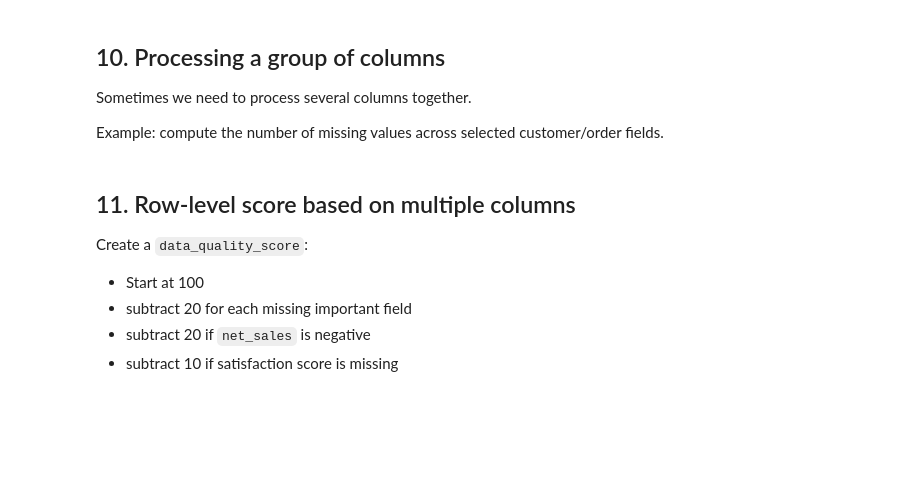
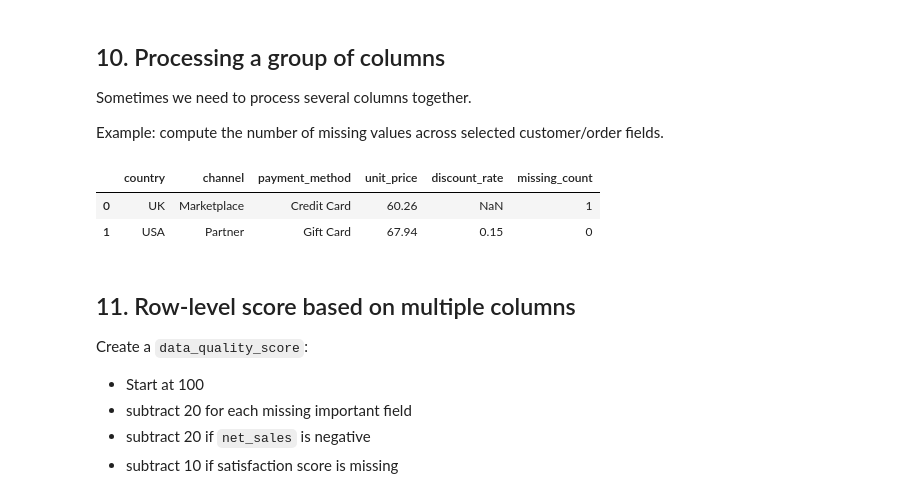
Before and after one commit to luhaibingster/data-science-python, a Jupyter notebook: week1/Pandas_part4.ipynb, the cells around one changed output. Cells and saved outputs as stored; diff of their text form; code cells hidden in the pictures; blank space fills up the shorter version.

```diff
--- a/week1/Pandas_part4.ipynb
+++ b/week1/Pandas_part4.ipynb
@@ -322,0 +447,7 @@ df[["country", "region"]].head(15)
+# %%
+# apply() with multiple columns
+def cal_total_price(row):
+    return row['quantity'] * row['unit_price']
+df['total_price'] = df.apply(cal_total_price, axis=1)
+
+print(df[['order_id', 'quantity', 'unit_price', 'total_price']].head())
@@ -322,0 +461,7 @@ df[["country", "region"]].head(15)
+# %%
+# One-liner using lambda
+df['total_price'] = df.apply(
+    lambda row: (row['quantity'] * row['unit_price']), axis=1
+)
+
+print(df[['order_id', 'quantity', 'unit_price', 'total_price']].head())
@@ -338,3 +490,16 @@ df["region_v2"] = np.where(
 )
 
 df[["country", "region", "region_v2"]].head(10)
+# %%
+# 1. Define the logic
+def get_region(country):
+    north_america = ["USA", "Canada"]
+    if country in north_america:
+        return "North America"
+    else:
+        return "International"
+
+# 2. Apply it to the 'country' column
+df['region_v2'] = df['country'].apply(get_region)
+
+print(df[['country', 'region_v2']].head(10))
@@ -340,0 +518,7 @@ df[["country", "region", "region_v2"]].head(10)
+# %%
+# The lambda version uses a Python 'ternary operator' (if-else in one line)
+df['region_v2'] = df['country'].apply(
+    lambda x: "North America" if x in ["USA", "Canada"] else "International"
+)
+
+print(df[['country', 'region_v2']].head(10))
@@ -347,9 +543,13 @@ Example: compute the number of missing values across selected customer/order fie
 # %%
 important_cols = ["country", "channel", "payment_method", "unit_price", "discount_rate"]
 
 df["missing_count"] = df[important_cols].isna().sum(axis=1)
 
-df[important_cols + ["missing_count"]].head(15)
+df[important_cols + ["missing_count"]].head(2)
+# %% [output]
+|  | country | channel | payment_method | unit_price | discount_rate | missing_count |
+| 0 | UK | Marketplace | Credit Card | 60.26 | NaN | 1 |
+| 1 | USA | Partner | Gift Card | 67.94 | 0.15 | 0 |
 # %% [markdown]
 ## 11. Row-level score based on multiple columns
 
```
Also changed, not shown: parts of 21 cells of this notebook, 7 other files.
